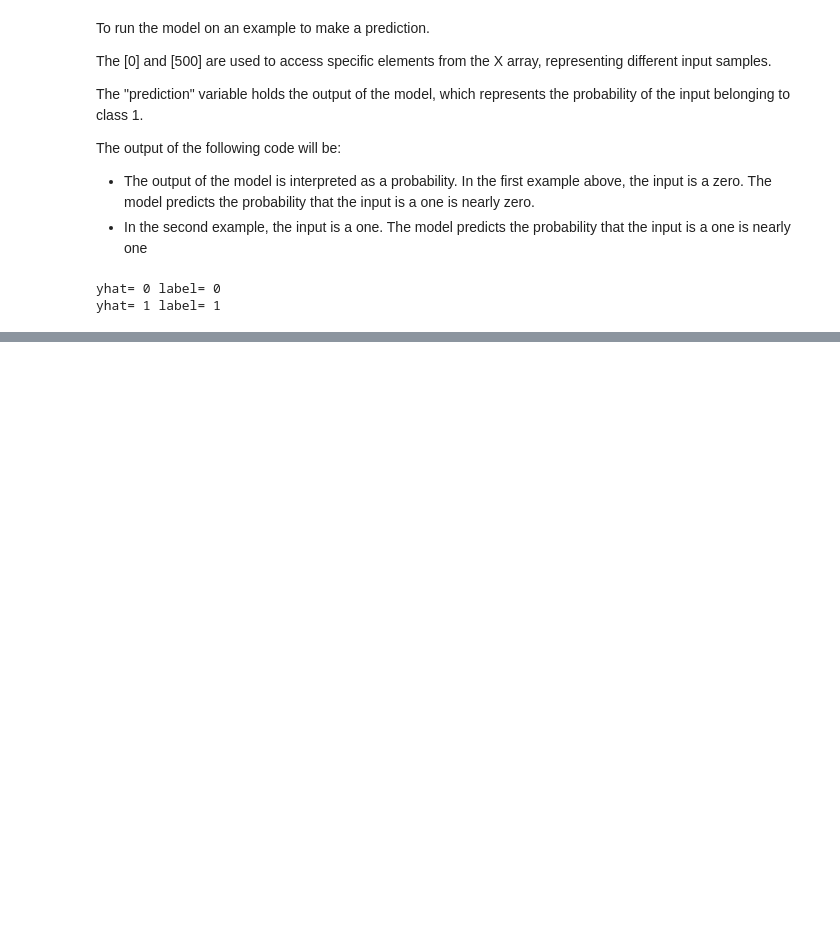
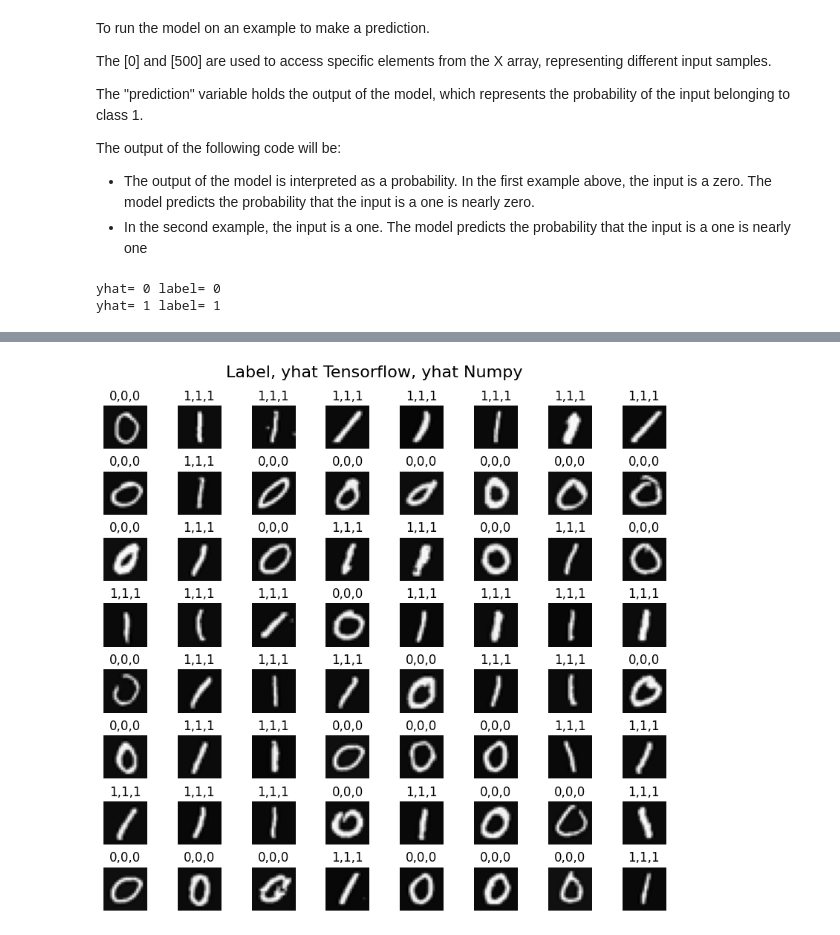
Before and after one commit to PedroCorreia07/Machine-Learing-Specialization_Coursera, a Jupyter notebook: Course 2/Practice Lab_Neural Networks for Handwritten Digit Recognition, Binary.ipynb, the cells around one changed output, grey strips where cells are left out. Saved outputs shown, nothing was run; the diff lists cells and outputs as text; code cells hidden in the pictures; blank space fills up the shorter version.

```diff
--- a/Course 2/Practice Lab_Neural Networks for Handwritten Digit Recognition, Binary.ipynb
+++ b/Course 2/Practice Lab_Neural Networks for Handwritten Digit Recognition, Binary.ipynb
@@ -418,18 +436,23 @@ for i,ax in enumerate(axes.flat):
 
     X_random_reshaped=X[random_index].reshape(20,20).T
 
-    ax.imshow(X_random_reshaped,cmap="grey")
+    ax.imshow(X_random_reshaped,cmap='gray')
 
-my_prediction=my_sequential(X[random_index],W1_tmp,b1_tmp,W2_tmp,b2_tmp,W3_tmp,b3_tmp)
-if my_prediction>=0.5:
-    my_yhat=1
-else:
-    my_yhat=0
+    my_prediction=my_sequential(X[random_index],W1_tmp,b1_tmp,W2_tmp,b2_tmp,W3_tmp,b3_tmp)
+    if my_prediction>=0.5:
+        my_yhat=1
+    else:
+        my_yhat=0
 
-tf_prediction=model.predict(X[random_index].reshape(1,400))
-if tf_preditcion>=0.5:
-    tf_yhat=1
-else:
-    tf_yhat=0
+    tf_prediction=model.predict(X[random_index].reshape(1,400))
+    if tf_prediction>=0.5:
+        tf_yhat=1
+    else:
+        tf_yhat=0
 
-ax.set_title()
+    ax.set_title(f"{y[random_index,0]},{tf_yhat},{my_yhat}")
+    ax.set_axis_off()
+
+fig.suptitle("Label, yhat Tensorflow, yhat Numpy", fontsize=16)
+plt.show()
+# %% [output]
@@ -435,0 +476 @@ ax.set_title()
+[figure, added]
```
Also changed, not shown: parts of 13 cells of this notebook, 2 other files.
